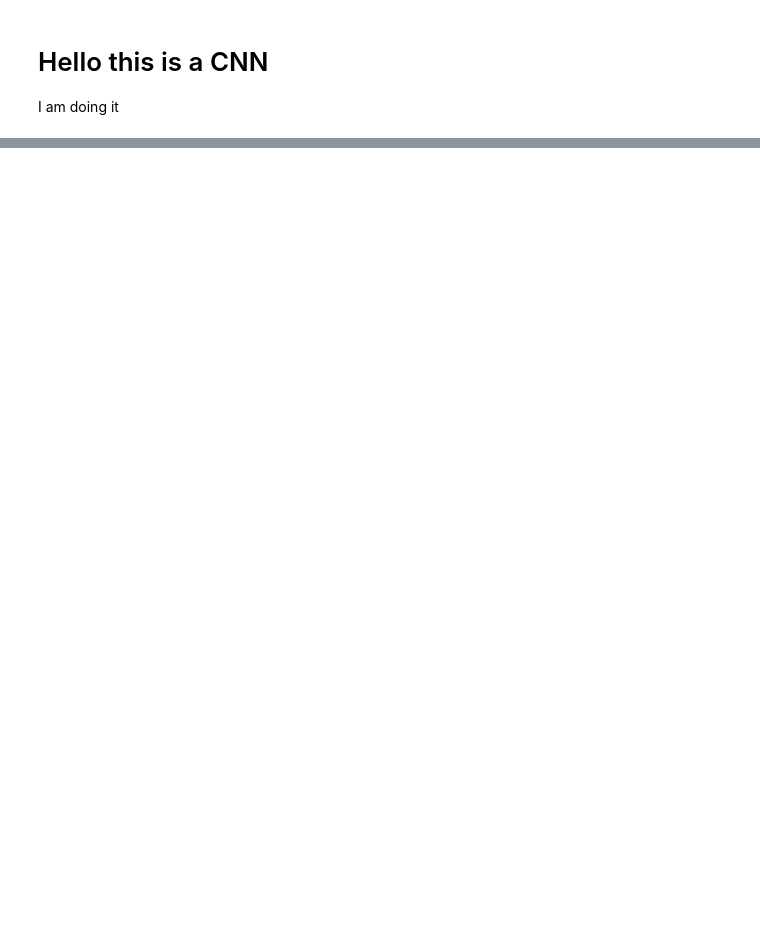
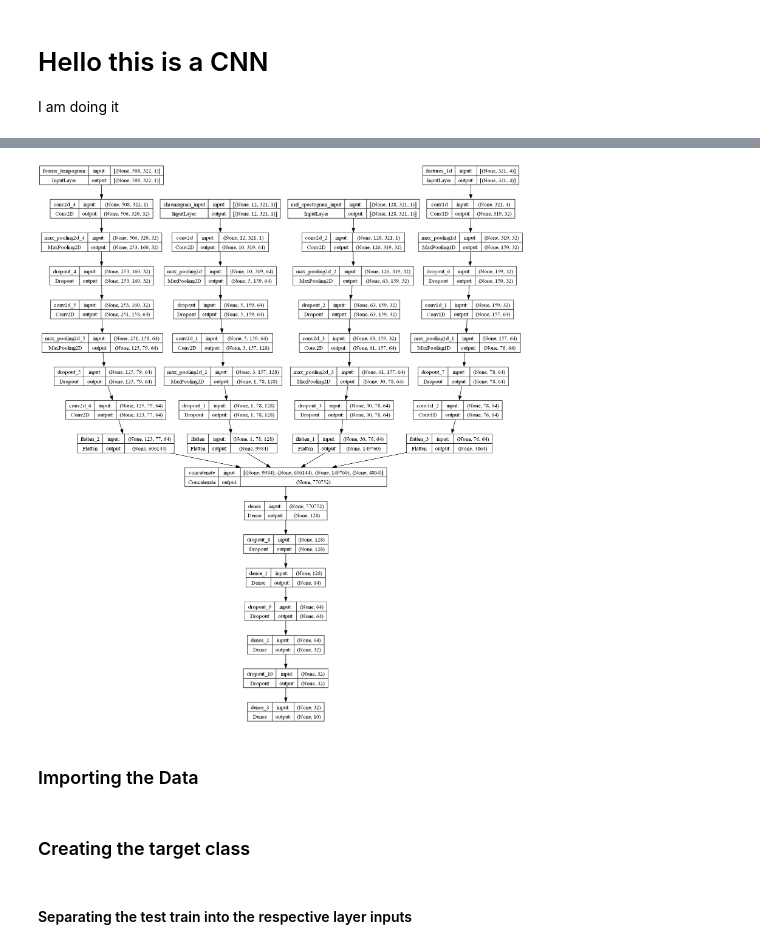
Before and after one commit to ToniCardosooo/ML2-Project, a Jupyter notebook: allegedCnn.ipynb, the cells around one changed output, grey strips where cells are left out. Drawn from its saved outputs; the diff is of its cells as text; code cells hidden in the pictures; blank space fills up the shorter version.

```diff
--- a/allegedCnn.ipynb
+++ b/allegedCnn.ipynb
@@ -68,0 +51,13 @@ ________________________________________________________________________________
+# %%
+tempogram_shape = (508,322, 1)
+
+fourier_tempogram = keras.Input(shape=tempogram_shape, name='fourier_tempogram')
+
+fourierlayer = layers.Conv2D(32, (3,3), activation='relu')(fourier_tempogram)
+fourierlayer = layers.MaxPooling2D((2,2))(fourierlayer)
+fourierlayer = layers.Dropout(0.2)(fourierlayer)
+fourierlayer = layers.Conv2D(64, (3,3), activation='relu')(fourierlayer)
+fourierlayer = layers.MaxPooling2D((2,2))(fourierlayer)
+fourierlayer = layers.Dropout(0.2)(fourierlayer)
+fourierlayer = layers.Conv2D(64, (3,3), activation='relu')(fourierlayer)
+fourierlayer = layers.Flatten()(fourierlayer)
@@ -68,0 +66,13 @@ ________________________________________________________________________________
+# %%
+features_1d_shape = (321, 4)
+
+features_1d = keras.Input(shape=features_1d_shape, name='features_1d')
+
+featureslayer = layers.Conv1D(32, 3, activation='relu')(features_1d)
+featureslayer = layers.MaxPooling1D(2)(featureslayer)
+featureslayer = layers.Dropout(0.2)(featureslayer)
+featureslayer = layers.Conv1D(64, 3, activation='relu')(featureslayer)
+featureslayer = layers.MaxPooling1D(2)(featureslayer)
+featureslayer = layers.Dropout(0.2)(featureslayer)
+featureslayer = layers.Conv1D(64, 3, activation='relu')(featureslayer)
+featureslayer = layers.Flatten()(featureslayer)
@@ -68,0 +81,13 @@ ________________________________________________________________________________
+# %%
+combined = layers.concatenate([chromalayer, fourierlayer, mellayer, featureslayer])
+combined = layers.Dense(128, activation='relu')(combined)
+combined = layers.Dropout(0.3)(combined)
+combined = layers.Dense(64, activation='relu')(combined)
+combined = layers.Dropout(0.3)(combined)
+combined = layers.Dense(32, activation='softmax')(combined)
+combined = layers.Dropout(0.3)(combined)
+combined = layers.Dense(10, activation='softmax')(combined)
+
+model = keras.Model(inputs=[chromagram_input, mel_spectogram_input, fourier_tempogram, features_1d], outputs=combined)
+
+model.summary()
@@ -68,0 +112,6 @@ ________________________________________________________________________________
+# %%
+keras.utils.plot_model(model, 'multi_input_and_output_model.png', show_shapes=True)
+# %% [output]
+[figure, added]
+# %% [markdown]
+### Importing the Data
@@ -68,0 +127,2 @@ ________________________________________________________________________________
+# %% [markdown]
+### Creating the target class
@@ -68,0 +133,2 @@ ________________________________________________________________________________
+# %% [markdown]
+#### Separating the test train into the respective layer inputs
```
Also changed, not shown: parts of 16 cells of this notebook, 1 other file.
